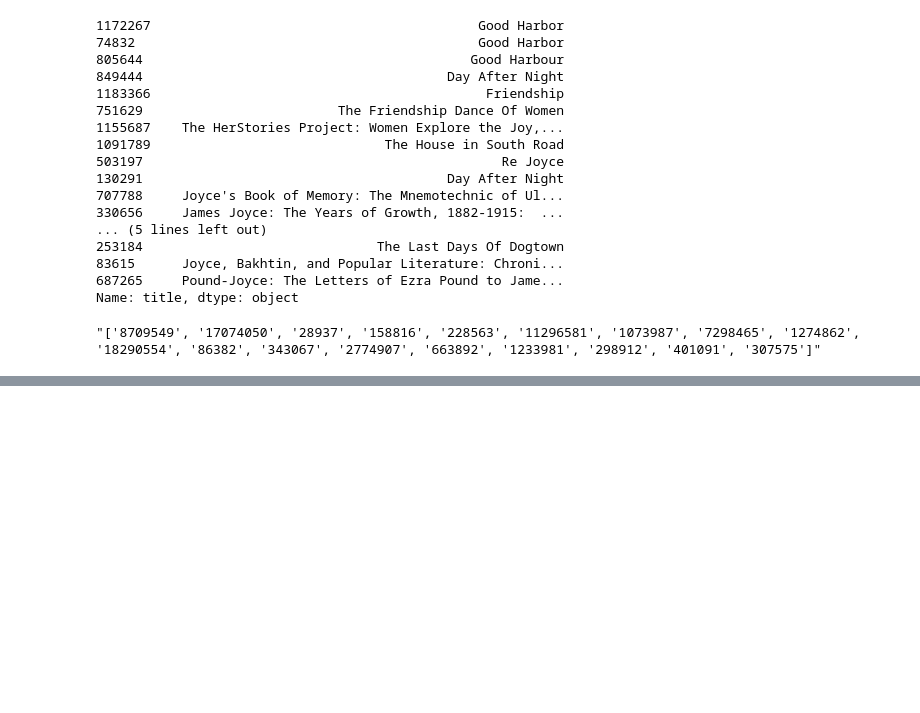
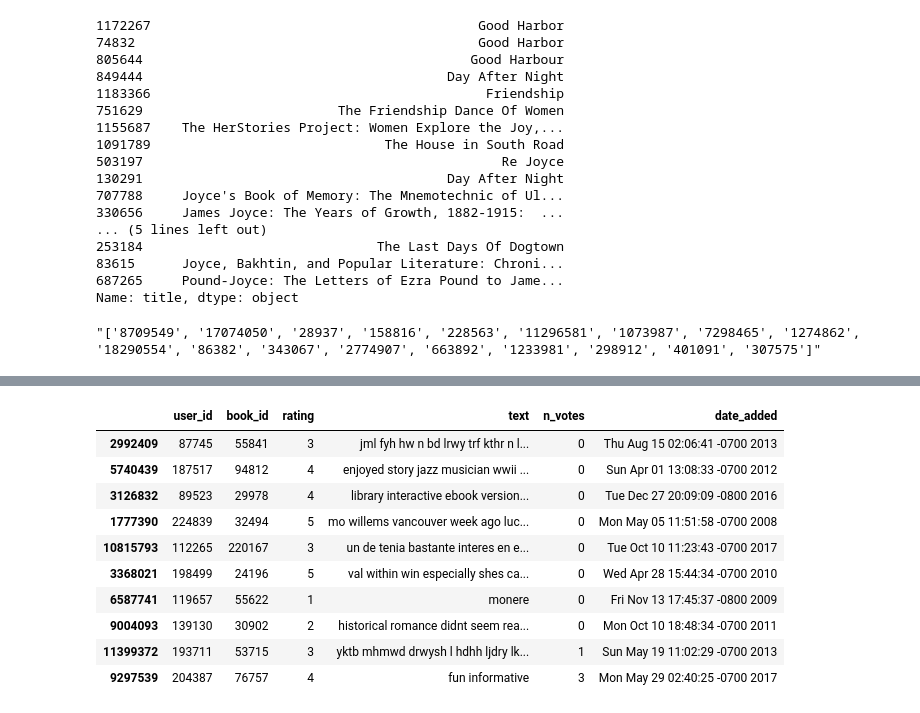
Before and after one commit to gleblevchyshyn/diplom, a Jupyter notebook: apps/recommendations/datasets/recs.ipynb, the cells around one changed output, grey strips where cells are left out. Drawn from its saved outputs; the diff is of its cells as text; code cells hidden in the pictures; blank space fills up the shorter version.

```diff
--- a/apps/recommendations/datasets/recs.ipynb
+++ b/apps/recommendations/datasets/recs.ipynb
@@ -484,0 +432,20 @@ books.to_pickle('final_result_book.pkl')
+# %%
+from sklearn.preprocessing import LabelEncoder
+
+le1 = LabelEncoder()
+le2 = LabelEncoder()
+df['user_id'] = le1.fit_transform(df['user_id'])
+df['book_id'] = le2.fit_transform(df['book_id'])
+df.head(10)
+# %% [output]
+|  | user_id | book_id | rating | text | n_votes | date_added |
+| 2992409 | 87745 | 55841 | 3 | jml fyh hw n bd lrwy trf kthr n l... | 0 | Thu Aug 15 02:06:41 -0700 2013 |
+| 5740439 | 187517 | 94812 | 4 | enjoyed story jazz musician wwii ... | 0 | Sun Apr 01 13:08:33 -0700 2012 |
+| 3126832 | 89523 | 29978 | 4 | library interactive ebook version... | 0 | Tue Dec 27 20:09:09 -0800 2016 |
+| 1777390 | 224839 | 32494 | 5 | mo willems vancouver week ago luc... | 0 | Mon May 05 11:51:58 -0700 2008 |
+| 10815793 | 112265 | 220167 | 3 | un de tenia bastante interes en e... | 0 | Tue Oct 10 11:23:43 -0700 2017 |
+| 3368021 | 198499 | 24196 | 5 | val within win especially shes ca... | 0 | Wed Apr 28 15:44:34 -0700 2010 |
+| 6587741 | 119657 | 55622 | 1 | monere | 0 | Fri Nov 13 17:45:37 -0800 2009 |
+| 9004093 | 139130 | 30902 | 2 | historical romance didnt seem rea... | 0 | Mon Oct 10 18:48:34 -0700 2011 |
+| 11399372 | 193711 | 53715 | 3 | yktb mhmwd drwysh l hdhh ljdry lk... | 1 | Sun May 19 11:02:29 -0700 2013 |
+| 9297539 | 204387 | 76757 | 4 | fun informative | 3 | Mon May 29 02:40:25 -0700 2017 |
```
Also changed, not shown: parts of 32 cells of this notebook, 14 other files.
